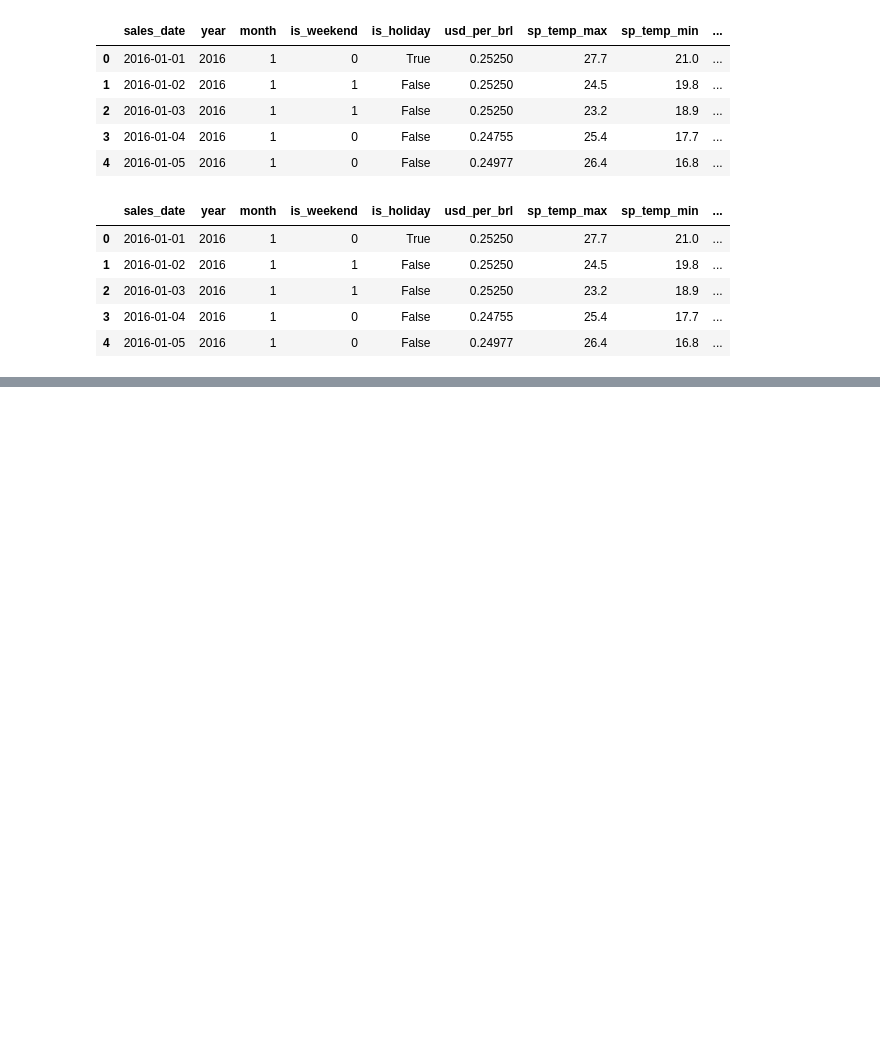
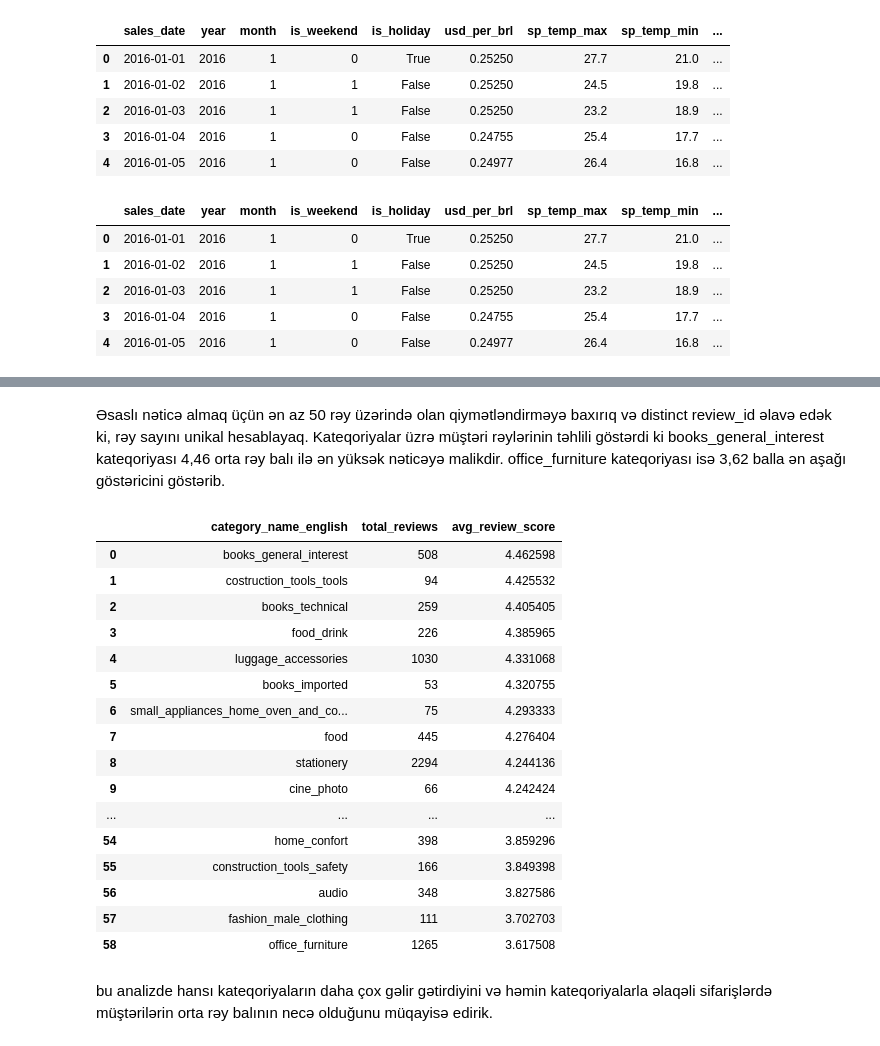
Before and after one commit to abasovmanaf-3267/olist-ecommerce-analytics, a Jupyter notebook: notebooks/03_gold/03_gold_tables/03_gold_tables_b.ipynb, the cells around one changed output, grey strips where cells are left out. Drawn from its saved outputs; the diff is of its cells as text; code cells hidden in the pictures; blank space fills up the shorter version.

```diff
--- a/notebooks/03_gold/03_gold_tables/03_gold_tables_b.ipynb
+++ b/notebooks/03_gold/03_gold_tables/03_gold_tables_b.ipynb
@@ -888,0 +1256,46 @@ df
+# %% [markdown]
+Əsaslı nəticə almaq üçün ən az 50 rəy üzərində olan qiymətləndirməyə baxırıq və distinct review_id əlavə edək ki, rəy sayını unikal hesablayaq.
+Kateqoriyalar üzrə müştəri rəylərinin təhlili göstərdi ki books_general_interest kateqoriyası 4,46 orta rəy balı ilə ən yüksək nəticəyə malikdir. office_furniture kateqoriyası isə 3,62 balla ən aşağı göstəricini göstərib.
+# %%
+df = pd.read_sql("""
+    WITH order_categories AS (
+        SELECT DISTINCT
+            oi.order_id,
+            p.category_name_english
+        FROM silver.order_items oi
+        INNER JOIN gold.dim_products p
+            ON oi.product_id = p.product_id
+    )
+    SELECT
+        oc.category_name_english,
+        COUNT(DISTINCT r.review_id) AS total_reviews,
+        AVG(CAST(r.review_score AS FLOAT)) AS avg_review_score
+    FROM order_categories oc
+    INNER JOIN gold.fact_reviews r
+        ON oc.order_id = r.order_id
+    GROUP BY oc.category_name_english
+    HAVING COUNT(DISTINCT r.review_id) > 50
+    ORDER BY avg_review_score DESC
+""", engine)
+
+df
+# %% [output]
+|  | category_name_english | total_reviews | avg_review_score |
+| 0 | books_general_interest | 508 | 4.462598 |
+| 1 | costruction_tools_tools | 94 | 4.425532 |
+| 2 | books_technical | 259 | 4.405405 |
+| 3 | food_drink | 226 | 4.385965 |
+| 4 | luggage_accessories | 1030 | 4.331068 |
+| 5 | books_imported | 53 | 4.320755 |
+| 6 | small_appliances_home_oven_and_co... | 75 | 4.293333 |
+| 7 | food | 445 | 4.276404 |
+| 8 | stationery | 2294 | 4.244136 |
+| 9 | cine_photo | 66 | 4.242424 |
+| ... | ... | ... | ... |
+| 54 | home_confort | 398 | 3.859296 |
+| 55 | construction_tools_safety | 166 | 3.849398 |
+| 56 | audio | 348 | 3.827586 |
+| 57 | fashion_male_clothing | 111 | 3.702703 |
+| 58 | office_furniture | 1265 | 3.617508 |
+# %% [markdown]
+bu analizde hansı kateqoriyaların daha çox gəlir gətirdiyini və həmin kateqoriyalarla əlaqəli sifarişlərdə müştərilərin orta rəy balının necə olduğunu müqayisə edirik.
```
Also changed, not shown: parts of 79 cells of this notebook.
